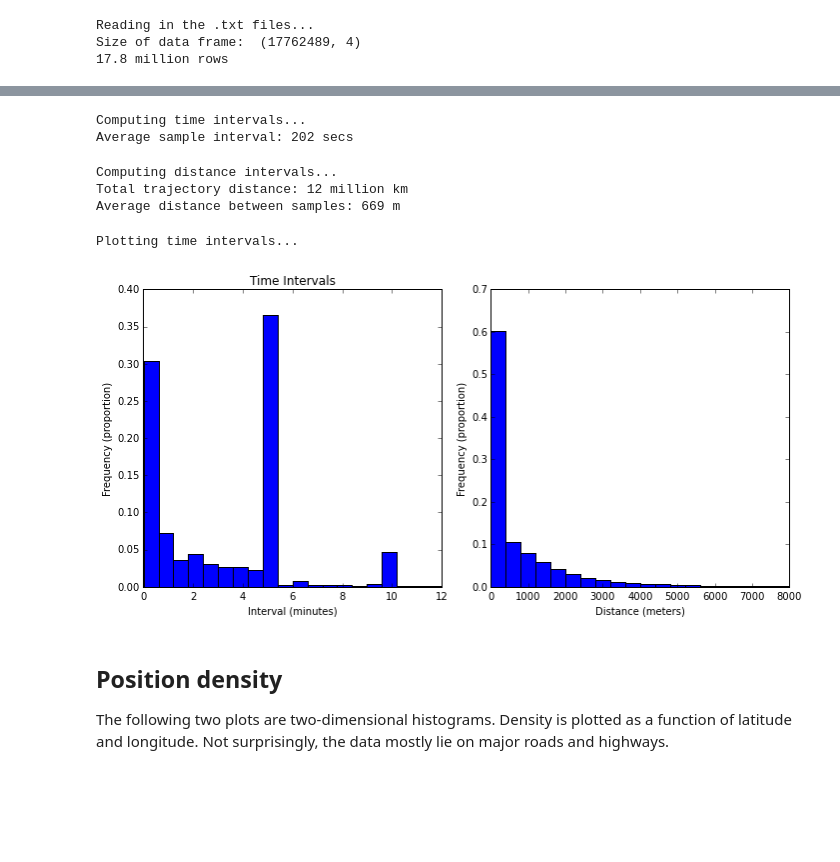
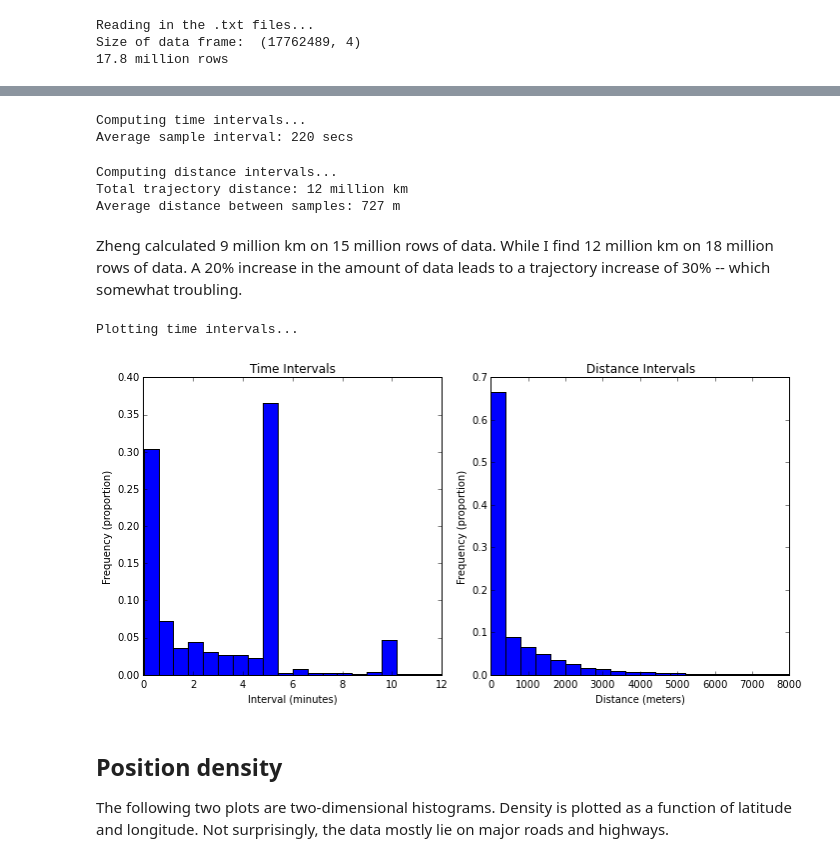
Before and after one commit to roryhr/taxi-trajectories, a Jupyter notebook: taxi-data-notebook.ipynb, the cells around one changed output, grey strips where cells are left out. Drawn from its saved outputs; the diff is of its cells as text; code cells hidden in the pictures; blank space fills up the shorter version.

```diff
--- a/taxi-data-notebook.ipynb
+++ b/taxi-data-notebook.ipynb
@@ -93,9 +96,9 @@ The data folders are stored in the `data` folder. Each `.txt` file contains the
 # %%
 #%% Read in data
 
-#full_files = ['data/012/15.txt']        # 1 file:  50 KB
-#full_files = get_files('data/012')      # 1 folder:  30-50 MB
-full_files = get_files('data')          # All folders  700 MB
+#full_files = ['data/012/15.txt']        # 1 file:      50 KB
+#full_files = get_files('data/012')      # 1 folder:    30-50 MB
+full_files = get_files('data')           # All folders: 700 MB
 
 print "Reading in the .txt files..."
 
@@ -109,6 +112,10 @@ data = pd.concat(data, ignore_index=True)
 
 print "Size of data frame: ", data.shape
 print "%.1f million rows" % (data.shape[0]/1.0e6)
+
+# Drop duplicates and NAs
+data.drop_duplicates(inplace=True)
+data.dropna(inplace=True)
 # %% [output]
 Reading in the .txt files...
 Size of data frame:  (17762489, 4)
@@ -132,7 +145,7 @@ print "Average sample interval: %.0f secs" % time_intervals[time_intervals < 1e4
 time_intervals /= 60    # Convert to minutes
 # %% [output]
 Computing time intervals...
-Average sample interval: 202 secs
+Average sample interval: 220 secs
 # %%
 #%% Compute Distance Intervals
 print "Computing distance intervals..."
@@ -141,7 +154,6 @@ grouped = data.sort('date_time').groupby('taxi_id')
 distances = []
 for g in grouped:
     # Distances are given in meters
-#    g[1].sort(columns = 'date_time', inplace=True)
     distances.append(pd.DataFrame(pythagoras(g[1].latitude.values, \
                                             g[1].longitude.values)))
 
@@ -155,39 +167,37 @@ print "Average distance between samples: %.0f m" % \
 # %% [output]
 Computing distance intervals...
 Total trajectory distance: 12 million km
-Average distance between samples: 669 m
+Average distance between samples: 727 m
+# %% [markdown]
+Zheng calculated 9 million km on 15 million rows of data. While I find 12 million km on 18 million rows of data. A 20% increase in the amount of data leads to a trajectory increase of 30% -- which somewhat troubling.
 # %%
 #%% Plotting: Time -- plots a histogram time intervals with
 #                     proportions summing to 1
 print "Plotting time intervals..."
 fig, axes = plt.subplots(nrows=1, ncols=2, figsize=(10,5))
-#fig = plt.figure(figsize = (8,4))
-#fig.set_figure_width(6)
+
 axes[0].set_xlabel('Interval (minutes)')
 axes[0].set_ylabel('Frequency (proportion)')
 axes[0].set_title('Time Intervals')
 
 hist, bins = np.histogram(time_intervals[(time_intervals > 0) & \
             (time_intervals < 12)].astype(np.ndarray), bins=20)
 axes[0].bar(bins[:-1], hist.astype(np.float32) / hist.sum(), width=(bins[1]-bins[0]))
 
-#% Plotting: Distance -- plots a normed histogram of distance intervals
-#distances = pd.Series(distances)
 distances.dropna(inplace=True)
 
-#hist, bins = np.histogram(distances[(distances > 0) & \
-#            (distances < 8000)].astype(np.ndarray), bins=20)
-hist, bins = np.histogram(distances[(distances[0] < 8000) & \
-                        (distances[0] > 0)][0].values, bins=20)
+#% Plotting: Distance -- plots a normed histogram of distance intervals
+hist, bins = np.histogram(distances[distances[0] < 8000][0].values, bins=20)
 
 axes[1].bar(bins[:-1], hist.astype(np.float32) / hist.sum(), width=(bins[1]-bins[0]))
 axes[1].set_xlabel('Distance (meters)')
 axes[1].set_ylabel('Frequency (proportion)')
+axes[1].set_title('Distance Intervals')
 
 fig.tight_layout()
 # %% [output]
 Plotting time intervals...
-[figure, old version]
+[figure, new version]
 # %% [markdown]
 ## Position density
 
```
Also changed, not shown: parts of 9 cells of this notebook, 1 other file.
